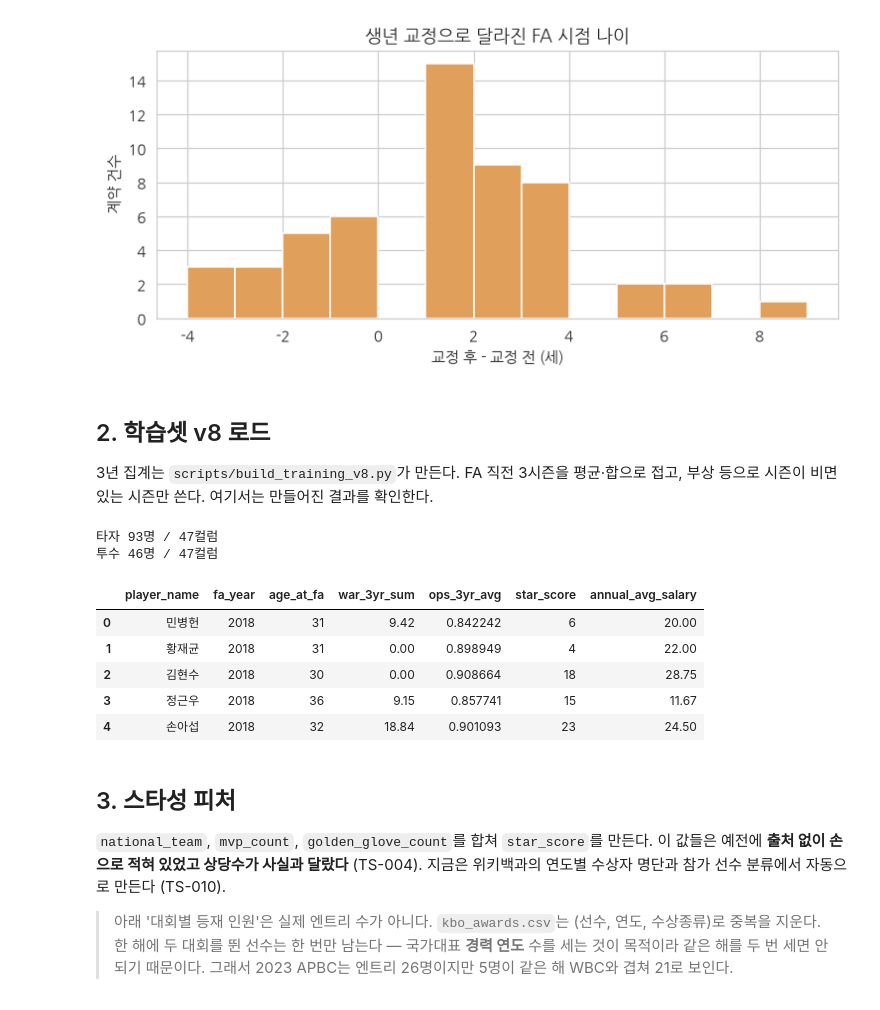
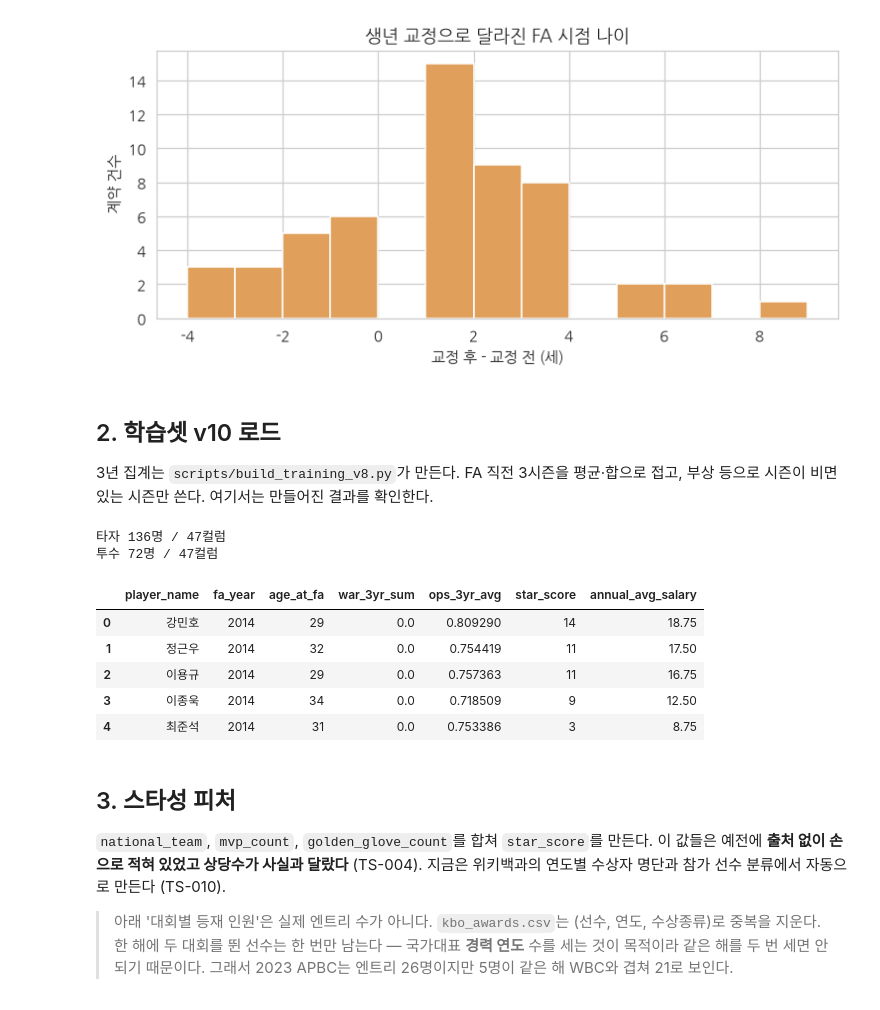
Before and after one commit to jjssspark/SalaryCast_AI, a Jupyter notebook: notebooks/02_preprocessing.ipynb, the cells around one changed output. Cells and saved outputs as stored; diff of their text form; code cells hidden in the pictures.

```diff
--- a/notebooks/02_preprocessing.ipynb
+++ b/notebooks/02_preprocessing.ipynb
@@ -97,28 +97,28 @@ if len(changed):
 | 76 | 허도환 | 2022 | 33 | 38 | 5 |
 [figure]
 # %% [markdown]
-## 2. 학습셋 v8 로드
+## 2. 학습셋 v10 로드
 
 3년 집계는 `scripts/build_training_v8.py`가 만든다.
 FA 직전 3시즌을 평균·합으로 접고, 부상 등으로 시즌이 비면 있는 시즌만 쓴다.
 여기서는 만들어진 결과를 확인한다.
 # %%
-hitters = pd.read_csv(DATA / "hitter_training_v8.csv")
-pitchers = pd.read_csv(DATA / "pitcher_training_v8.csv")
+hitters = pd.read_csv(DATA / "hitter_training_v10.csv")
+pitchers = pd.read_csv(DATA / "pitcher_training_v10.csv")
 
 print(f"타자 {hitters.shape[0]}명 / {hitters.shape[1]}컬럼")
 print(f"투수 {pitchers.shape[0]}명 / {pitchers.shape[1]}컬럼")
 display(hitters[["player_name", "fa_year", "age_at_fa", "war_3yr_sum",
                  "ops_3yr_avg", "star_score", "annual_avg_salary"]].head())
 # %% [output]
-타자 93명 / 47컬럼
-투수 46명 / 47컬럼
+타자 136명 / 47컬럼
+투수 72명 / 47컬럼
 |  | player_name | fa_year | age_at_fa | war_3yr_sum | ops_3yr_avg | star_score | annual_avg_salary |
-| 0 | 민병헌 | 2018 | 31 | 9.42 | 0.842242 | 6 | 20.00 |
-| 1 | 황재균 | 2018 | 31 | 0.00 | 0.898949 | 4 | 22.00 |
-| 2 | 김현수 | 2018 | 30 | 0.00 | 0.908664 | 18 | 28.75 |
-| 3 | 정근우 | 2018 | 36 | 9.15 | 0.857741 | 15 | 11.67 |
-| 4 | 손아섭 | 2018 | 32 | 18.84 | 0.901093 | 23 | 24.50 |
+| 0 | 강민호 | 2014 | 29 | 0.0 | 0.809290 | 14 | 18.75 |
+| 1 | 정근우 | 2014 | 32 | 0.0 | 0.754419 | 11 | 17.50 |
+| 2 | 이용규 | 2014 | 29 | 0.0 | 0.757363 | 11 | 16.75 |
+| 3 | 이종욱 | 2014 | 34 | 0.0 | 0.718509 | 9 | 12.50 |
+| 4 | 최준석 | 2014 | 31 | 0.0 | 0.753386 | 3 | 8.75 |
 # %% [markdown]
 ## 3. 스타성 피처
 
```
Also changed, not shown: parts of 6 cells of this notebook, 21 other files.
